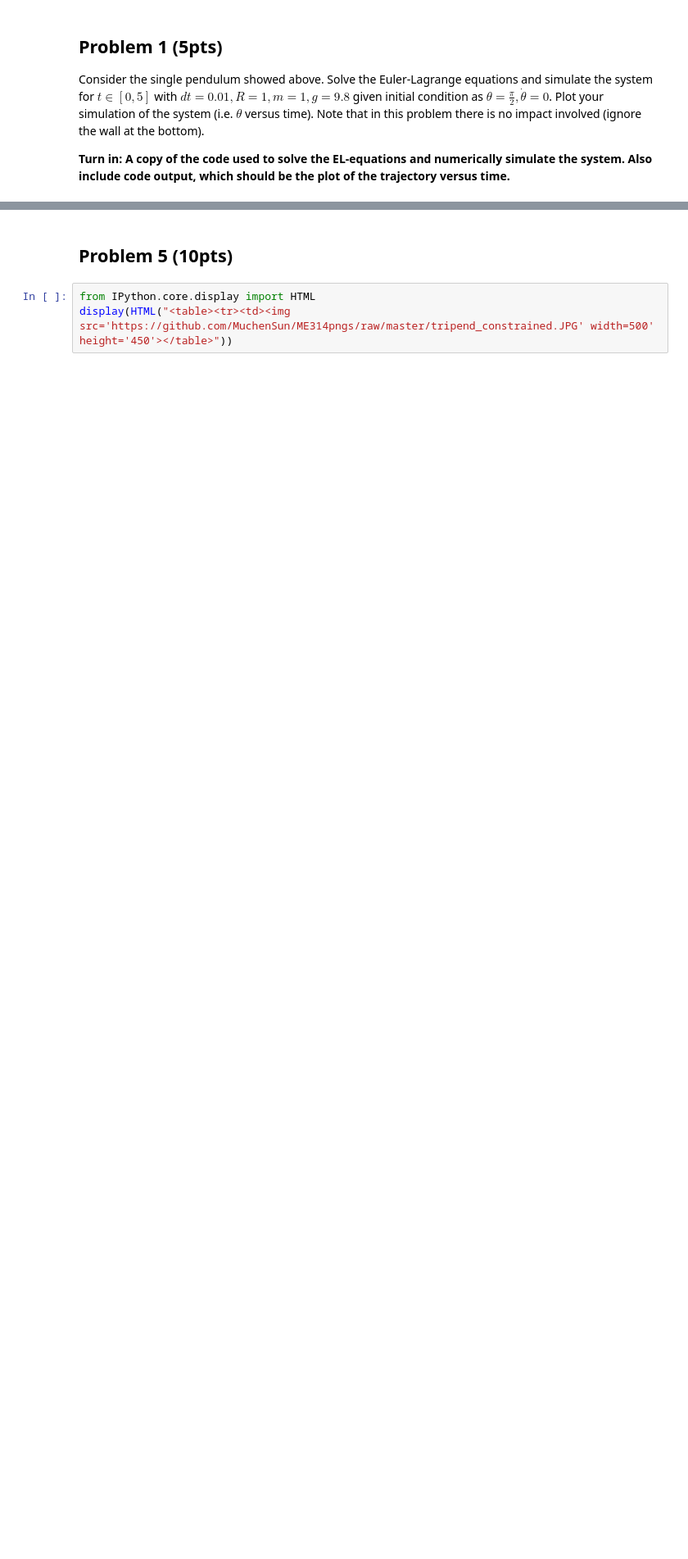
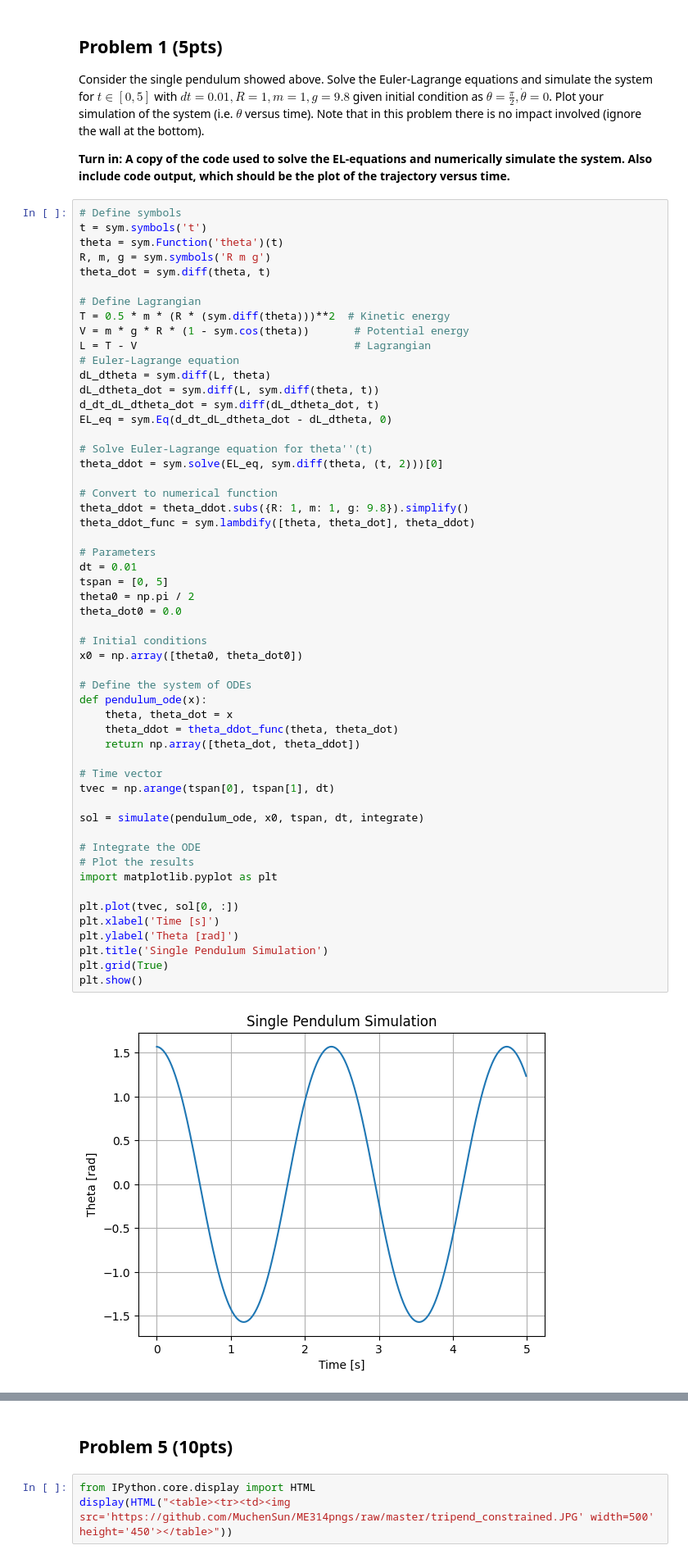
Before and after one commit to KhachDavid/ME-314, a Jupyter notebook: hw5/DavidK_hw5_FA2024.ipynb, the cells around one changed output, grey strips where cells are left out. Shown at 82% size. Drawn from its saved outputs; the diff is of its cells as text; blank space fills up the shorter version.

```diff
--- a/hw5/DavidK_hw5_FA2024.ipynb
+++ b/hw5/DavidK_hw5_FA2024.ipynb
@@ -379,6 +379,62 @@ display(HTML("<table><tr><td><img src='https://github.com/MuchenSun/ME314pngs/ra
 Consider the single pendulum showed above. Solve the Euler-Lagrange equations and simulate the system for $t\in[0,5]$ with $dt=0.01, R=1, m=1, g=9.8$ given initial condition as $\theta=\frac{\pi}{2}, \dot{\theta}=0$. Plot your simulation of the system (i.e. $\theta$ versus time). Note that in this problem there is no impact involved (ignore the wall at the bottom).
 
 **Turn in: A copy of the code used to solve the EL-equations and numerically simulate the system. Also include code output, which should be the plot of the trajectory versus time.**
+# %%
+# Define symbols
+t = sym.symbols('t')
+theta = sym.Function('theta')(t)
+R, m, g = sym.symbols('R m g')
+theta_dot = sym.diff(theta, t)
+
+# Define Lagrangian
+T = 0.5 * m * (R * (sym.diff(theta)))**2  # Kinetic energy
+V = m * g * R * (1 - sym.cos(theta))       # Potential energy
+L = T - V                                  # Lagrangian
+# Euler-Lagrange equation
+dL_dtheta = sym.diff(L, theta)
+dL_dtheta_dot = sym.diff(L, sym.diff(theta, t))
+d_dt_dL_dtheta_dot = sym.diff(dL_dtheta_dot, t)
+EL_eq = sym.Eq(d_dt_dL_dtheta_dot - dL_dtheta, 0)
+
+# Solve Euler-Lagrange equation for theta''(t)
+theta_ddot = sym.solve(EL_eq, sym.diff(theta, (t, 2)))[0]
+
+# Convert to numerical function
+theta_ddot = theta_ddot.subs({R: 1, m: 1, g: 9.8}).simplify()
+theta_ddot_func = sym.lambdify([theta, theta_dot], theta_ddot)
+
+# Parameters
+dt = 0.01
+tspan = [0, 5]
+theta0 = np.pi / 2
+theta_dot0 = 0.0
+
+# Initial conditions
+x0 = np.array([theta0, theta_dot0])
+
+# Define the system of ODEs
+def pendulum_ode(x):
+    theta, theta_dot = x
+    theta_ddot = theta_ddot_func(theta, theta_dot)
+    return np.array([theta_dot, theta_ddot])
+
+# Time vector
+tvec = np.arange(tspan[0], tspan[1], dt)
+
+sol = simulate(pendulum_ode, x0, tspan, dt, integrate)
+
+# Integrate the ODE
+# Plot the results
+import matplotlib.pyplot as plt
+
+plt.plot(tvec, sol[0, :])
+plt.xlabel('Time [s]')
+plt.ylabel('Theta [rad]')
+plt.title('Single Pendulum Simulation')
+plt.grid(True)
+plt.show()
+# %% [output]
+[figure, added]
 # %% [markdown]
 ## Problem 2 (10pts)
 
```
Also changed, not shown: parts of 2 cells of this notebook, 1 other file.
